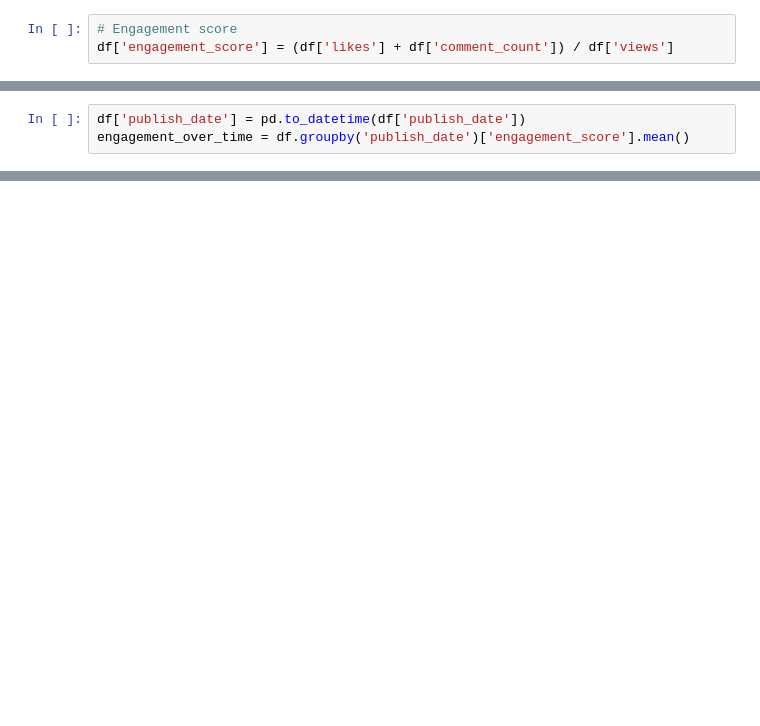
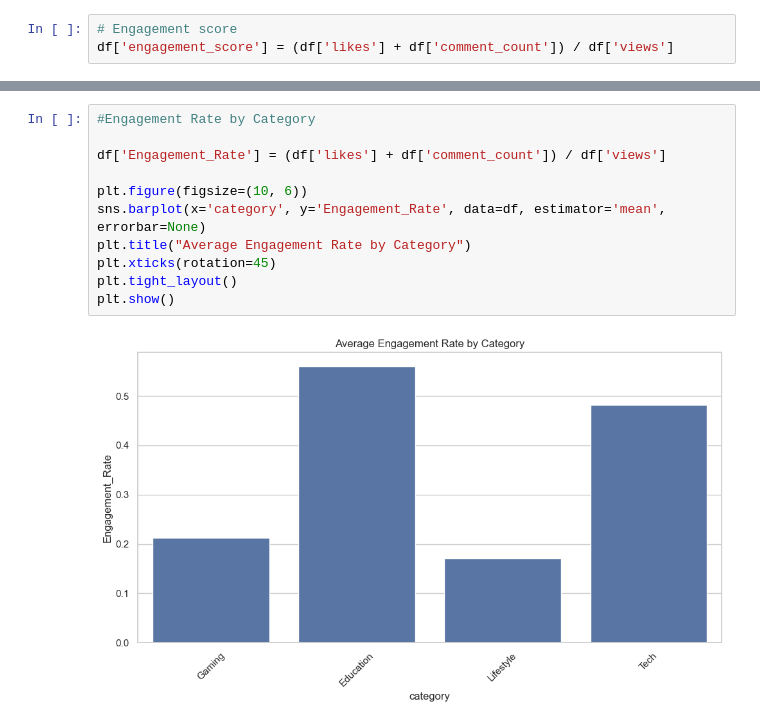
Before and after one commit to singhnupur1981/YouTube-Engagement-Analytics-using-Python, a Jupyter notebook: Youtube Analytics.ipynb, the cells around one changed output, grey strips where cells are left out. Saved outputs shown, nothing was run; the diff lists cells and outputs as text; blank space fills up the shorter version.

```diff
--- a/Youtube Analytics.ipynb
+++ b/Youtube Analytics.ipynb
@@ -94,3 +93,0 @@ plt.show()
-# %%
-df['publish_date'] = pd.to_datetime(df['publish_date'])
-engagement_over_time = df.groupby('publish_date')['engagement_score'].mean()
@@ -135,0 +152,13 @@ Travel               0.249               0.286
+# %%
+#Engagement Rate by Category
+
+df['Engagement_Rate'] = (df['likes'] + df['comment_count']) / df['views']
+
+plt.figure(figsize=(10, 6))
+sns.barplot(x='category', y='Engagement_Rate', data=df, estimator='mean', errorbar=None)
+plt.title("Average Engagement Rate by Category")
+plt.xticks(rotation=45)
+plt.tight_layout()
+plt.show()
+# %% [output]
+[figure, added]
```
Also changed, not shown: parts of 28 cells of this notebook.
